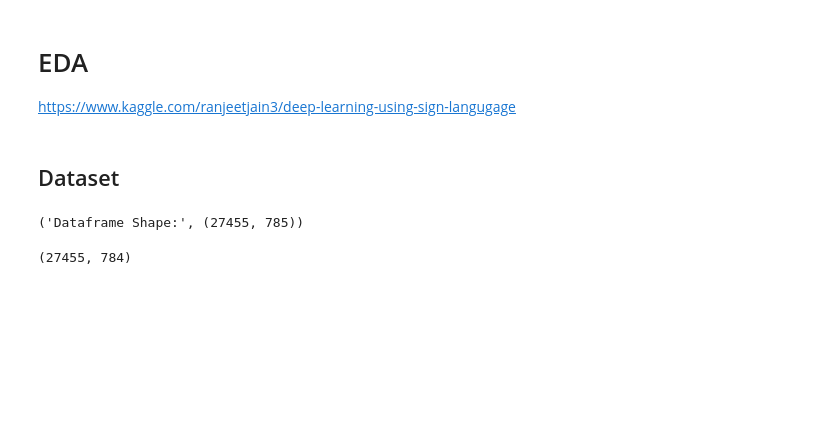
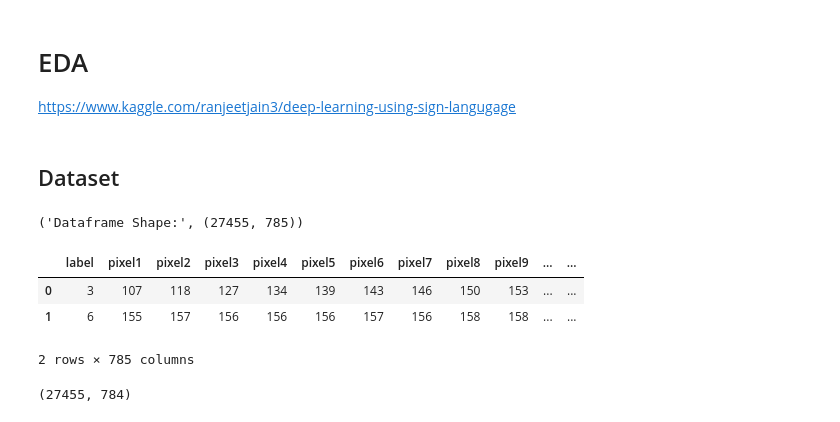
Before and after one commit to dazcona/sign2text, a Jupyter notebook: notebooks/Sign Language Recognition.ipynb, the cells around one changed output. Cells and saved outputs as stored; diff of their text form; code cells hidden in the pictures; blank space fills up the shorter version.

```diff
--- a/notebooks/Sign Language Recognition.ipynb
+++ b/notebooks/Sign Language Recognition.ipynb
@@ -19,6 +19,13 @@ test_data = pd.read_csv(os.path.join(dataset_path, 'sign_mnist_test.csv'))
 print('Dataframe Shape:', train_data.shape)
 # %% [output]
 ('Dataframe Shape:', (27455, 785))
+# %%
+train_data.head(2)
+# %% [output]
+|  | label | pixel1 | pixel2 | pixel3 | pixel4 | pixel5 | pixel6 | pixel7 | pixel8 | pixel9 | ... | ... |
+| 0 | 3 | 107 | 118 | 127 | 134 | 139 | 143 | 146 | 150 | 153 | ... | ... |
+| 1 | 6 | 155 | 157 | 156 | 156 | 156 | 157 | 156 | 158 | 158 | ... | ... |
+2 rows × 785 columns
 # %%
 X_train = train_data.iloc[:, 1:].values
 # %%
```
Also changed, not shown: parts of 1 cell of this notebook, 11 other files.
